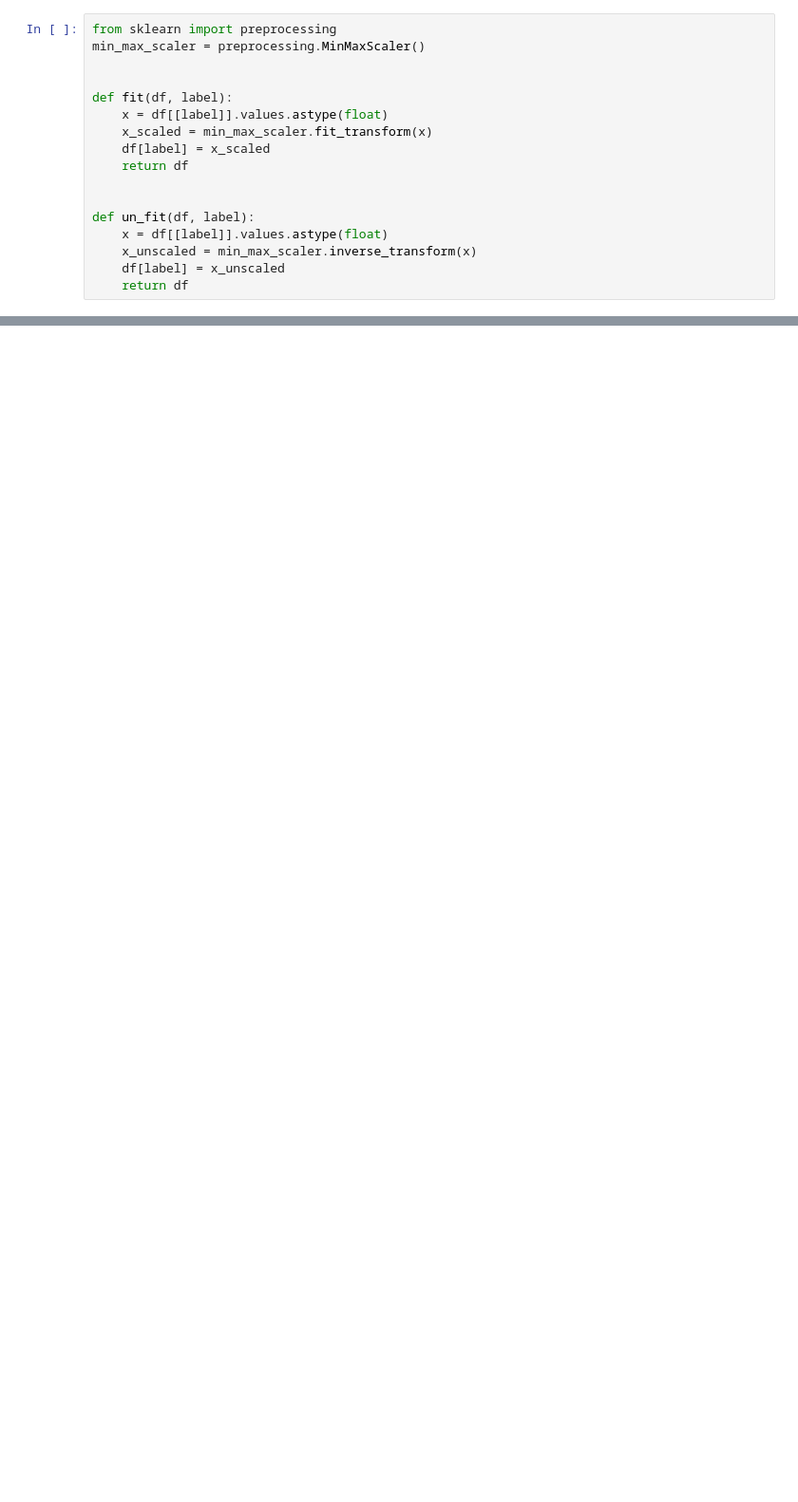
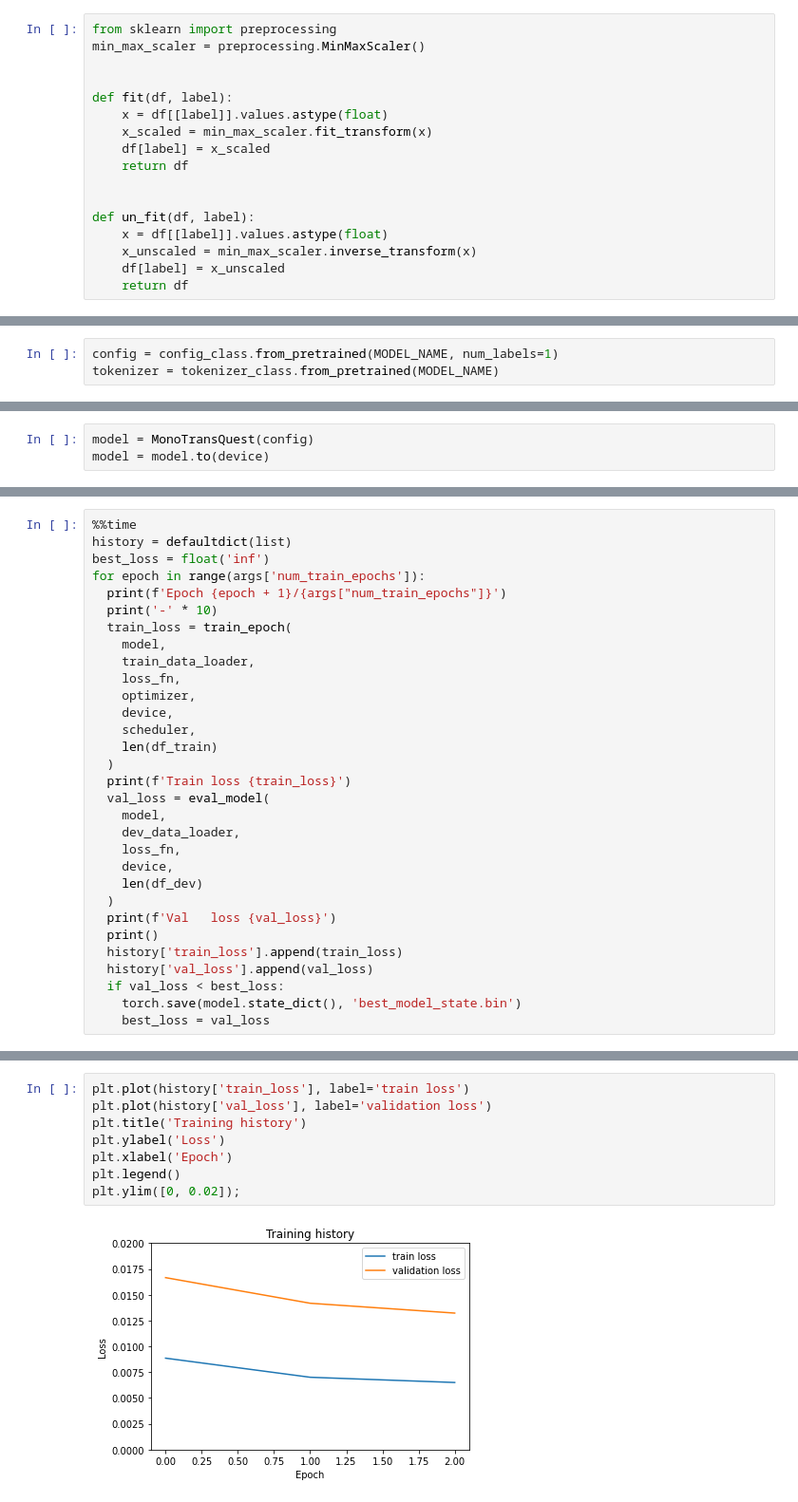
Before and after one commit to haleyrx/qe_project, a Jupyter notebook: transquest.ipynb, the cells around one changed output, grey strips where cells are left out. Shown: that part at 95% size. Cells and saved outputs as stored; diff of their text form; blank space fills up the shorter version.

```diff
--- a/transquest.ipynb
+++ b/transquest.ipynb
@@ -295,0 +207,3 @@ IndentationError: unexpected indent (<ipython-input-7-e5c9ed129cf5>, line 6)
+# %%
+config = config_class.from_pretrained(MODEL_NAME, num_labels=1)
+tokenizer = tokenizer_class.from_pretrained(MODEL_NAME)
@@ -295,0 +372,3 @@ IndentationError: unexpected indent (<ipython-input-7-e5c9ed129cf5>, line 6)
+# %%
+model = MonoTransQuest(config)
+model = model.to(device)
@@ -295,0 +443,31 @@ IndentationError: unexpected indent (<ipython-input-7-e5c9ed129cf5>, line 6)
+# %%
+%%time
+history = defaultdict(list)
+best_loss = float('inf')
+for epoch in range(args['num_train_epochs']):
+  print(f'Epoch {epoch + 1}/{args["num_train_epochs"]}')
+  print('-' * 10)
+  train_loss = train_epoch(
+    model,
+    train_data_loader,
+    loss_fn,
+    optimizer,
+    device,
+    scheduler,
+    len(df_train)
+  )
+  print(f'Train loss {train_loss}')
+  val_loss = eval_model(
+    model,
+    dev_data_loader,
+    loss_fn,
+    device,
+    len(df_dev)
+  )
+  print(f'Val   loss {val_loss}')
+  print()
+  history['train_loss'].append(train_loss)
+  history['val_loss'].append(val_loss)
+  if val_loss < best_loss:
+    torch.save(model.state_dict(), 'best_model_state.bin')
+    best_loss = val_loss
@@ -295,0 +492,10 @@ IndentationError: unexpected indent (<ipython-input-7-e5c9ed129cf5>, line 6)
+# %%
+plt.plot(history['train_loss'], label='train loss')
+plt.plot(history['val_loss'], label='validation loss')
+plt.title('Training history')
+plt.ylabel('Loss')
+plt.xlabel('Epoch')
+plt.legend()
+plt.ylim([0, 0.02]);
+# %% [output]
+[figure, added]
```
Also changed, not shown: parts of 43 cells of this notebook.
